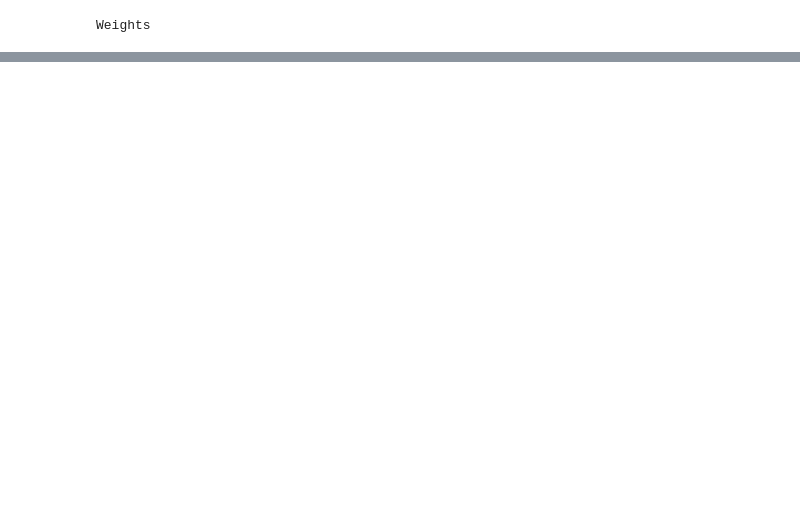
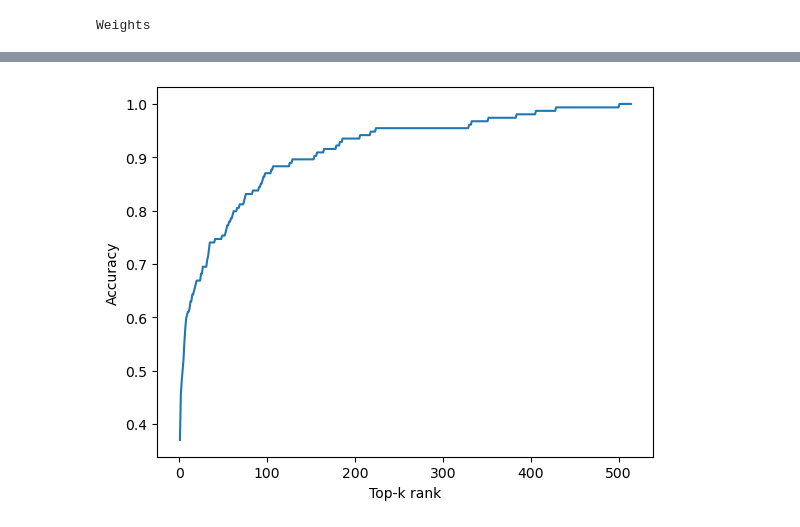
Before and after one commit to carteruh/ArcFace, a Jupyter notebook: arcface.ipynb, the cells around one changed output, grey strips where cells are left out. Cells and saved outputs as stored; diff of their text form; code cells hidden in the pictures; blank space fills up the shorter version.

```diff
--- a/arcface.ipynb
+++ b/arcface.ipynb
@@ -603,0 +809,3 @@ fig.show()
+# %%
+for label in class_dict.keys():
+    class_dict[label] = torch.stack(class_dict[label])
@@ -603,0 +878,30 @@ fig.show()
+# %%
+# Probe images to test against the embedding gallery
+with torch.inference_mode():
+    models.eval()
+    correct_counts = [0.0] * len(gallery_set["label"])
+    total_counts = [0.0] * len(gallery_set["label"])
+    top_k_accuracy = [0.0] * len(gallery_set["label"])
+
+    for probe_idx in range(len(query_set['embedding'])):
+        probe_emb = query_set['embedding'][probe_idx]
+        probe_label = query_set['label'][probe_idx]
+        cos_similarity = F.cosine_similarity(probe_emb, gallery_set['embedding'], dim= -1)
+
+        # Iterate over all values of k
+        for k in range(1, len(gallery_set["label"])+1):
+            ret, pred = torch.topk(cos_similarity, k)
+
+            # Compute accuracy for this value of k
+            correct_counts[k-1] += int(any(probe_label == gallery_set['label'][i] for i in pred.to("cpu").numpy().tolist()[:k]))
+            total_counts[k-1] += 1
+            top_k_accuracy[k-1] = correct_counts[k-1] / total_counts[k-1]
+
+# Plot the accuracy vs top-k rank
+import matplotlib.pyplot as plt
+plt.plot(range(1, len(top_k_accuracy)+1), top_k_accuracy)
+plt.xlabel('Top-k rank')
+plt.ylabel('Accuracy')
+plt.show()
+# %% [output]
+[figure, added]
```
Also changed, not shown: parts of 30 cells of this notebook.
